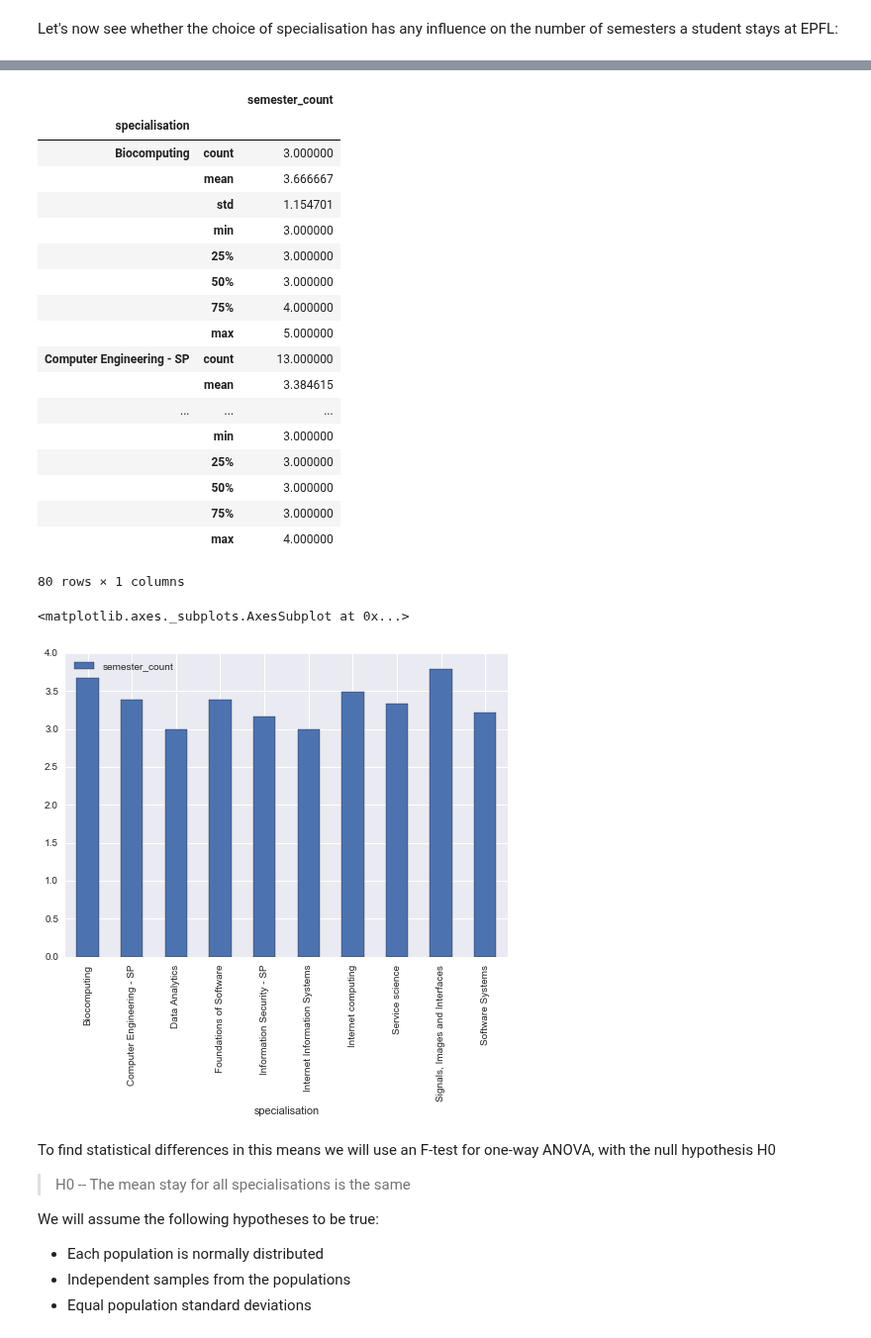
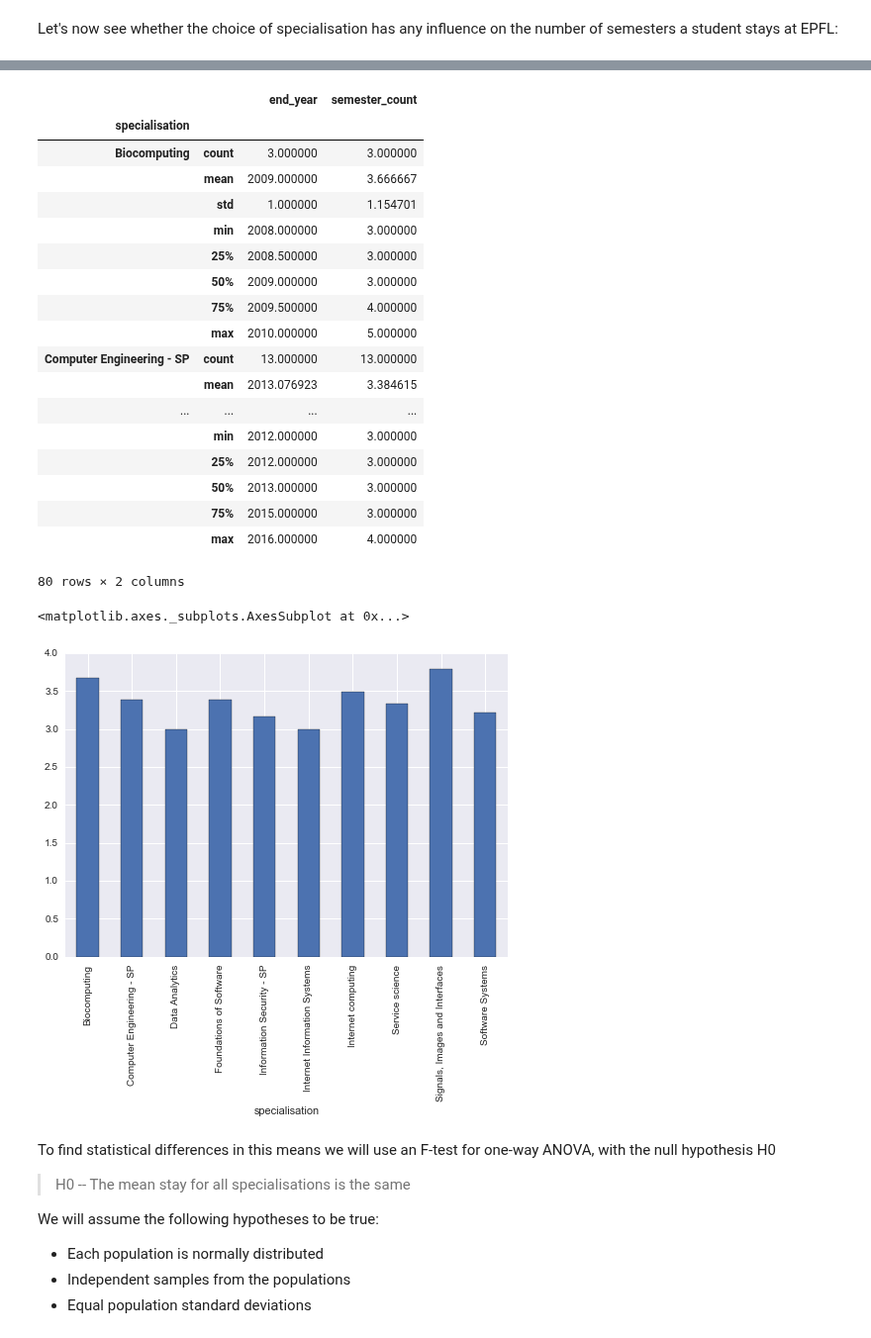
Before and after one commit to romac/ADAHomeworks, a Jupyter notebook: 02 - Data from the Web/02 - Data from the Web.ipynb, the cells around one changed output, grey strips where cells are left out. Shown at 99% size. Cells and saved outputs as stored; diff of their text form; code cells hidden in the pictures.

```diff
--- a/02 - Data from the Web/02 - Data from the Web.ipynb
+++ b/02 - Data from the Web/02 - Data from the Web.ipynb
@@ -650,4 +644,4 @@ msc_count[(msc_count['semester_count'] < 3) & (msc_count['minor'] != '')]
 # %%
-msc_agg = msc_count[['title', 'name', 'minor', 'specialisation', 'semester_count']].reset_index().groupby('sciper').agg('first')
+msc_agg = msc_count[['title', 'name', 'minor', 'specialisation', 'semester_count', 'end_year']].reset_index().groupby('sciper').agg('first')
 msc_agg.sample(10)
 # %% [output]
@@ -904,30 +897,30 @@ msc_agg_spe.sample(10)
 msc_by_spe = msc_agg_spe.reset_index().groupby(['specialisation'])
 msc_by_spe.describe()
 # %% [output]
-|  |  | semester_count |
-| specialisation |  |  |
-| Biocomputing | count | 3.000000 |
-|  | mean | 3.666667 |
-|  | std | 1.154701 |
-|  | min | 3.000000 |
-|  | 25% | 3.000000 |
-|  | 50% | 3.000000 |
-|  | 75% | 4.000000 |
-|  | max | 5.000000 |
-| Computer Engineering - SP | count | 13.000000 |
-|  | mean | 3.384615 |
-| ... | ... | ... |
-|  | min | 3.000000 |
-|  | 25% | 3.000000 |
-|  | 50% | 3.000000 |
-|  | 75% | 3.000000 |
-|  | max | 4.000000 |
+|  |  | end_year | semester_count |
+| specialisation |  |  |  |
+| Biocomputing | count | 3.000000 | 3.000000 |
+|  | mean | 2009.000000 | 3.666667 |
+|  | std | 1.000000 | 1.154701 |
+|  | min | 2008.000000 | 3.000000 |
+|  | 25% | 2008.500000 | 3.000000 |
+|  | 50% | 2009.000000 | 3.000000 |
+|  | 75% | 2009.500000 | 4.000000 |
+|  | max | 2010.000000 | 5.000000 |
+| Computer Engineering - SP | count | 13.000000 | 13.000000 |
+|  | mean | 2013.076923 | 3.384615 |
+| ... | ... | ... | ... |
+|  | min | 2012.000000 | 3.000000 |
+|  | 25% | 2012.000000 | 3.000000 |
+|  | 50% | 2013.000000 | 3.000000 |
+|  | 75% | 2015.000000 | 3.000000 |
+|  | max | 2016.000000 | 4.000000 |
-80 rows × 1 columns
+80 rows × 2 columns
 # %%
-msc_by_spe.mean().plot(kind = 'bar')
+msc_by_spe['semester_count'].mean().plot(kind = 'bar')
 # %% [output]
 <matplotlib.axes._subplots.AxesSubplot at 0x...>
-[figure, old version]
+[figure, new version]
 # %% [markdown]
 To find statistical differences in this means we will use an F-test for one-way ANOVA, with the null hypothesis H0
 > H0 -- The mean stay for all specialisations is the same
```
Also changed, not shown: parts of 17 cells of this notebook.
